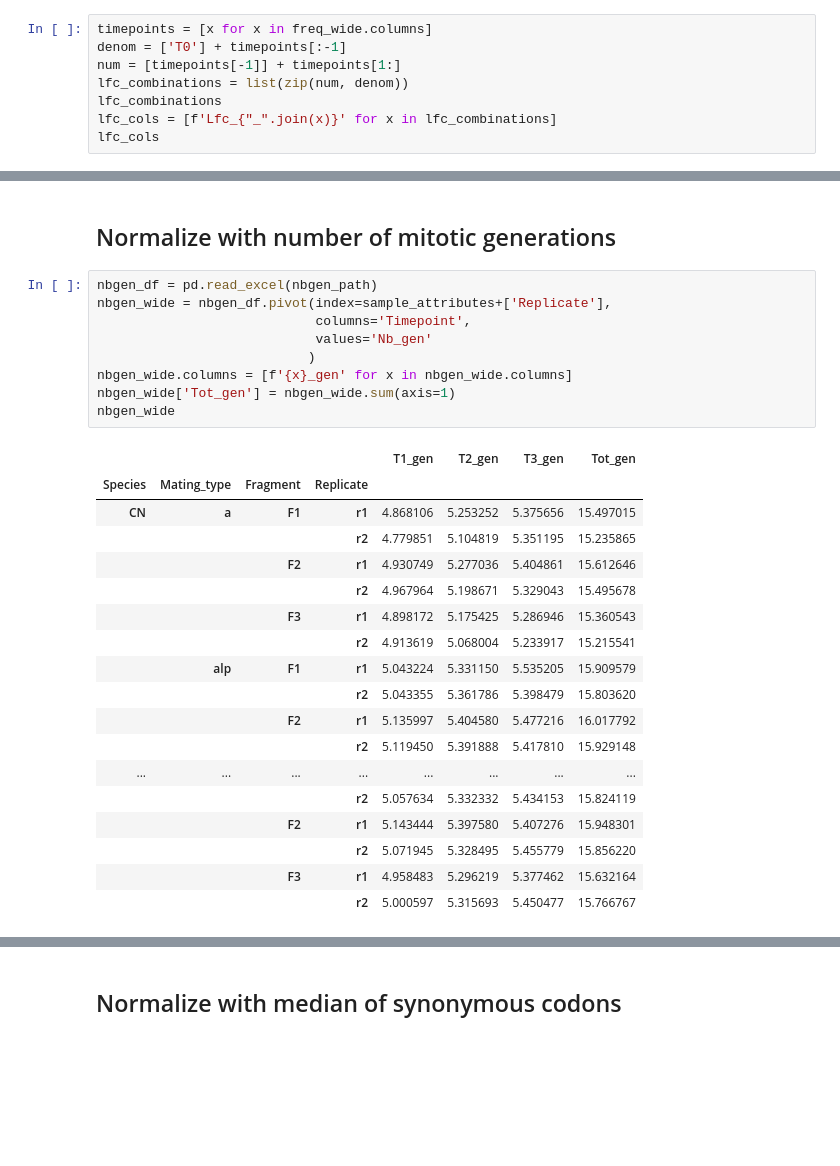
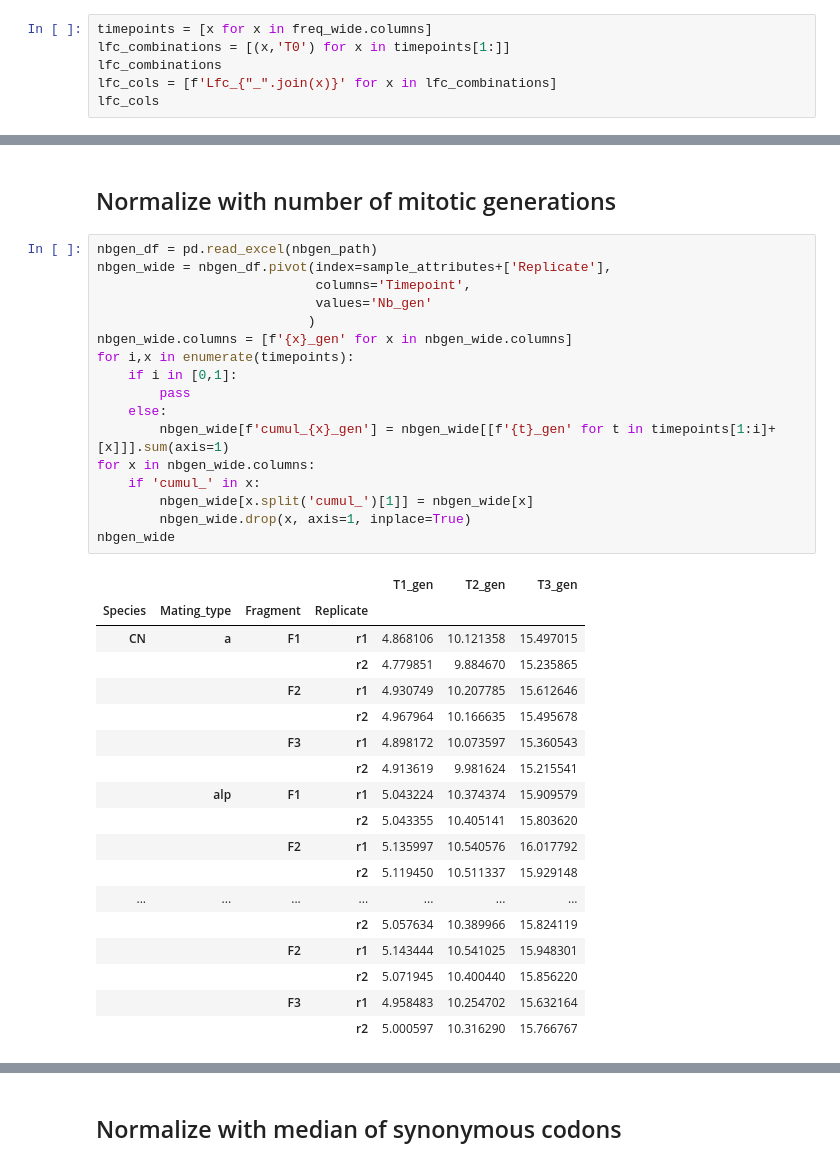
Before and after one commit to odcambc/gyoza, a Jupyter notebook: workflow/notebooks/process_read_counts.py.ipynb, the cells around one changed output, grey strips where cells are left out. Drawn from its saved outputs; the diff is of its cells as text; blank space fills up the shorter version.

```diff
--- a/workflow/notebooks/process_read_counts.py.ipynb
+++ b/workflow/notebooks/process_read_counts.py.ipynb
@@ -377,9 +378,7 @@ freq_wide
 100800 rows × 4 columns
 # %%
 timepoints = [x for x in freq_wide.columns]
-denom = ['T0'] + timepoints[:-1]
-num = [timepoints[-1]] + timepoints[1:]
-lfc_combinations = list(zip(num, denom))
+lfc_combinations = [(x,'T0') for x in timepoints[1:]]
 lfc_combinations
 lfc_cols = [f'Lfc_{"_".join(x)}' for x in lfc_combinations]
 lfc_cols
@@ -414,30 +409,38 @@ freq_wide
 # %%
 nbgen_df = pd.read_excel(nbgen_path)
 nbgen_wide = nbgen_df.pivot(index=sample_attributes+['Replicate'],
                             columns='Timepoint',
                             values='Nb_gen'
                            )
 nbgen_wide.columns = [f'{x}_gen' for x in nbgen_wide.columns]
-nbgen_wide['Tot_gen'] = nbgen_wide.sum(axis=1)
+for i,x in enumerate(timepoints):
+    if i in [0,1]:
+        pass
+    else:
+        nbgen_wide[f'cumul_{x}_gen'] = nbgen_wide[[f'{t}_gen' for t in timepoints[1:i]+[x]]].sum(axis=1)
+for x in nbgen_wide.columns:
+    if 'cumul_' in x:
+        nbgen_wide[x.split('cumul_')[1]] = nbgen_wide[x]
+        nbgen_wide.drop(x, axis=1, inplace=True)
 nbgen_wide
 # %% [output]
-|  |  |  |  | T1_gen | T2_gen | T3_gen | Tot_gen |
-| Species | Mating_type | Fragment | Replicate |  |  |  |  |
-| CN | a | F1 | r1 | 4.868106 | 5.253252 | 5.375656 | 15.497015 |
-|  |  |  | r2 | 4.779851 | 5.104819 | 5.351195 | 15.235865 |
-|  |  | F2 | r1 | 4.930749 | 5.277036 | 5.404861 | 15.612646 |
-|  |  |  | r2 | 4.967964 | 5.198671 | 5.329043 | 15.495678 |
-|  |  | F3 | r1 | 4.898172 | 5.175425 | 5.286946 | 15.360543 |
-|  |  |  | r2 | 4.913619 | 5.068004 | 5.233917 | 15.215541 |
-|  | alp | F1 | r1 | 5.043224 | 5.331150 | 5.535205 | 15.909579 |
-|  |  |  | r2 | 5.043355 | 5.361786 | 5.398479 | 15.803620 |
-|  |  | F2 | r1 | 5.135997 | 5.404580 | 5.477216 | 16.017792 |
-|  |  |  | r2 | 5.119450 | 5.391888 | 5.417810 | 15.929148 |
-| ... | ... | ... | ... | ... | ... | ... | ... |
-|  |  |  | r2 | 5.057634 | 5.332332 | 5.434153 | 15.824119 |
-|  |  | F2 | r1 | 5.143444 | 5.397580 | 5.407276 | 15.948301 |
-|  |  |  | r2 | 5.071945 | 5.328495 | 5.455779 | 15.856220 |
-|  |  | F3 | r1 | 4.958483 | 5.296219 | 5.377462 | 15.632164 |
-|  |  |  | r2 | 5.000597 | 5.315693 | 5.450477 | 15.766767 |
+|  |  |  |  | T1_gen | T2_gen | T3_gen |
+| Species | Mating_type | Fragment | Replicate |  |  |  |
+| CN | a | F1 | r1 | 4.868106 | 10.121358 | 15.497015 |
+|  |  |  | r2 | 4.779851 | 9.884670 | 15.235865 |
+|  |  | F2 | r1 | 4.930749 | 10.207785 | 15.612646 |
+|  |  |  | r2 | 4.967964 | 10.166635 | 15.495678 |
+|  |  | F3 | r1 | 4.898172 | 10.073597 | 15.360543 |
+|  |  |  | r2 | 4.913619 | 9.981624 | 15.215541 |
+|  | alp | F1 | r1 | 5.043224 | 10.374374 | 15.909579 |
+|  |  |  | r2 | 5.043355 | 10.405141 | 15.803620 |
+|  |  | F2 | r1 | 5.135997 | 10.540576 | 16.017792 |
+|  |  |  | r2 | 5.119450 | 10.511337 | 15.929148 |
+| ... | ... | ... | ... | ... | ... | ... |
+|  |  |  | r2 | 5.057634 | 10.389966 | 15.824119 |
+|  |  | F2 | r1 | 5.143444 | 10.541025 | 15.948301 |
+|  |  |  | r2 | 5.071945 | 10.400440 | 15.856220 |
+|  |  | F3 | r1 | 4.958483 | 10.254702 | 15.632164 |
+|  |  |  | r2 | 5.000597 | 10.316290 | 15.766767 |
 # %%
 lfc_wide = freq_wide.reset_index().merge(right=nbgen_wide.reset_index(), on=sample_attributes+['Replicate'])
```
Also changed, not shown: parts of 36 cells of this notebook, 12 other files.
